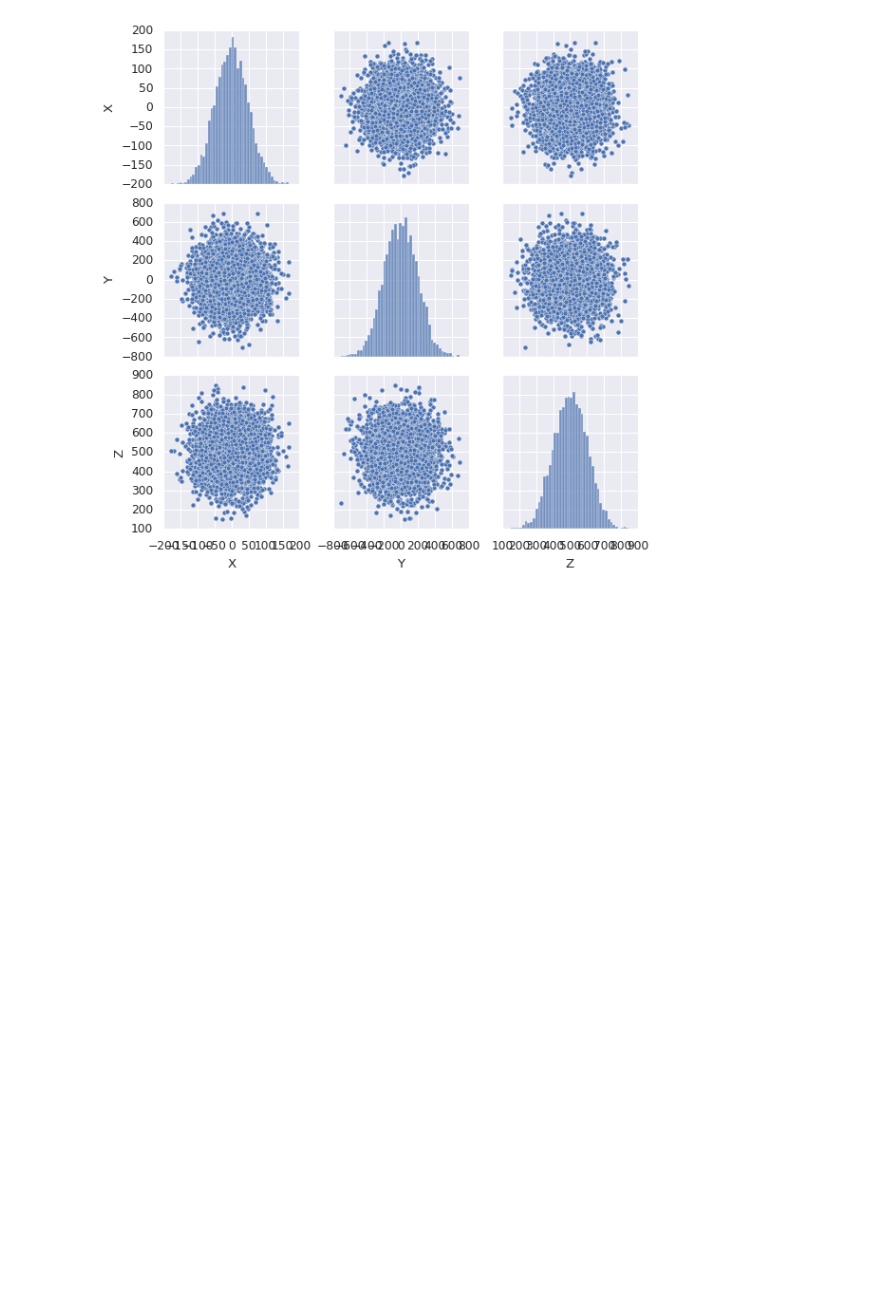
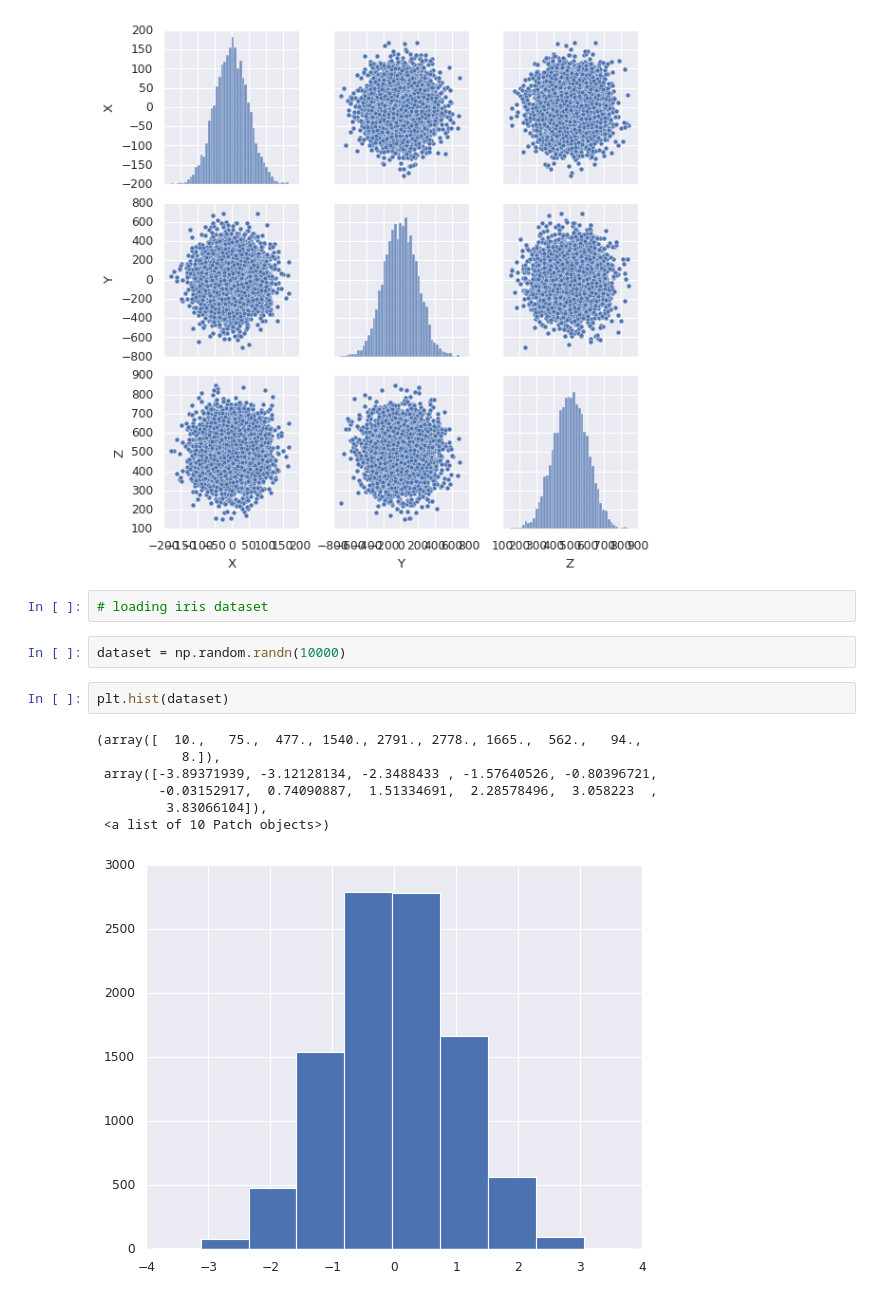
Before and after one commit to mirpouya/Basics-of-ML, a Jupyter notebook: Basics_of_Matplotlib.ipynb, the cells around one changed output. Cells and saved outputs as stored; diff of their text form; blank space fills up the shorter version.

```diff
--- a/Basics_of_Matplotlib.ipynb
+++ b/Basics_of_Matplotlib.ipynb
@@ -125,3 +125,17 @@ sns.pairplot(data)
 # %% [output]
 <seaborn.axisgrid.PairGrid at 0x...>
 [figure]
+# %%
+# loading iris dataset
+# %%
+dataset = np.random.randn(10000)
+# %%
+plt.hist(dataset)
+# %% [output]
+(array([  10.,   75.,  477., 1540., 2791., 2778., 1665.,  562.,   94.,
+           8.]),
+ array([-3.89371939, -3.12128134, -2.3488433 , -1.57640526, -0.80396721,
+        -0.03152917,  0.74090887,  1.51334691,  2.28578496,  3.058223  ,
+         3.83066104]),
+ <a list of 10 Patch objects>)
+[figure, added]
```
Also changed, not shown: parts of 5 cells of this notebook.
